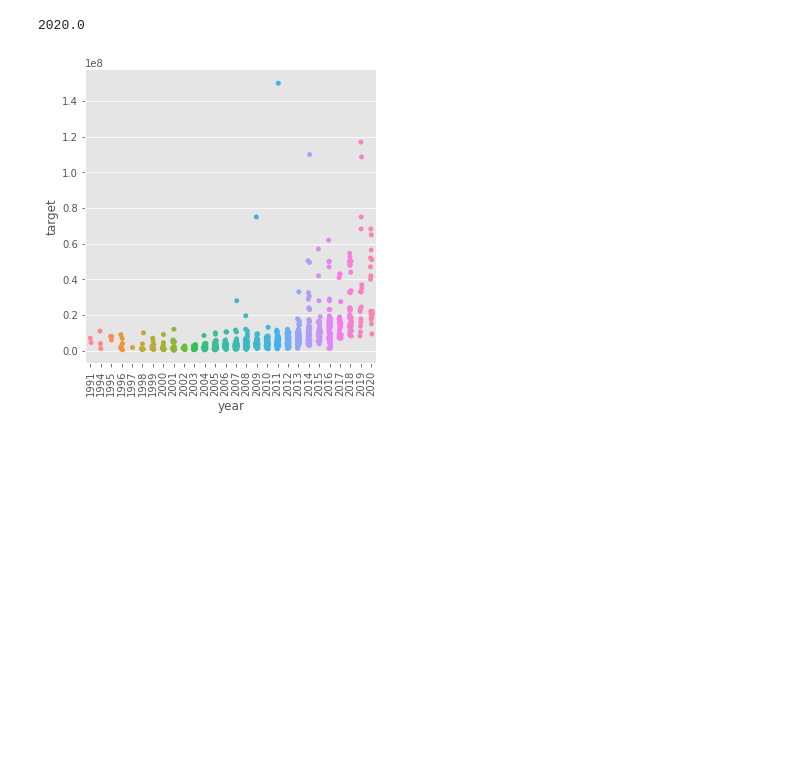
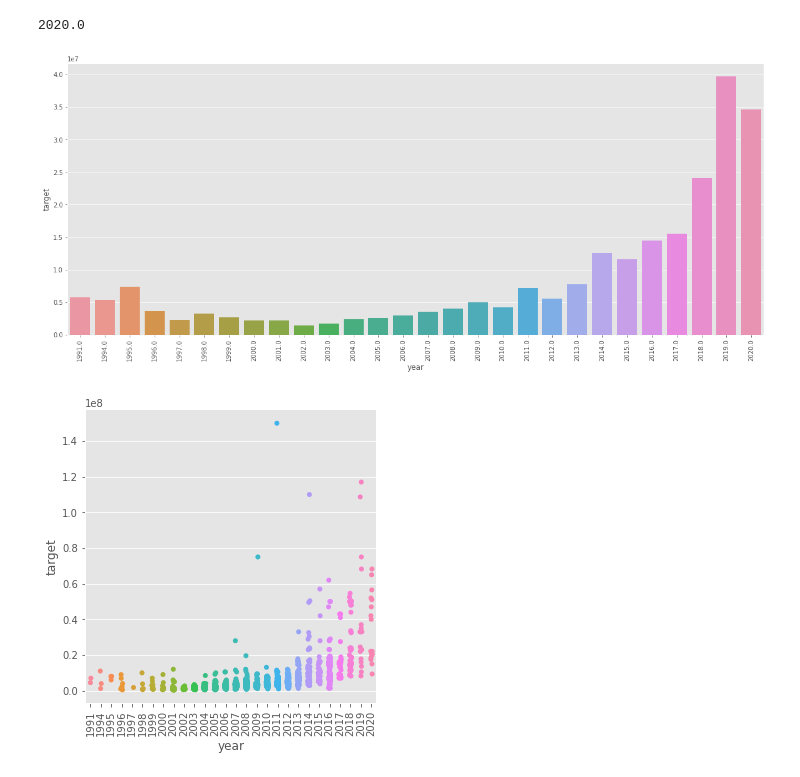
Before and after one commit to joniekwon/dacon, a Jupyter notebook: car_price_prediction_competition/중고차_가격_예측_경진대회.ipynb, the cells around one changed output. Cells and saved outputs as stored; diff of their text form; code cells hidden in the pictures; blank space fills up the shorter version.

```diff
--- a/car_price_prediction_competition/중고차_가격_예측_경진대회.ipynb
+++ b/car_price_prediction_competition/중고차_가격_예측_경진대회.ipynb
@@ -678,6 +711,12 @@ train_df[train_df['year'] == 2019]
 test_df['year'].unique().max()
 # %% [output]
 2020.0
+# %%
+_data = train_df.groupby('year')['target'].mean().reset_index()
+plt.xticks(rotation=90)
+sns.barplot(data=_data, x='year', y='target');
+# %% [output]
+[figure, added]
 # %%
 train_df['year'] = train_df['year'].astype(int)
 test_df['year'] = test_df['year'].astype(int)
```
Also changed, not shown: parts of 61 cells of this notebook.
